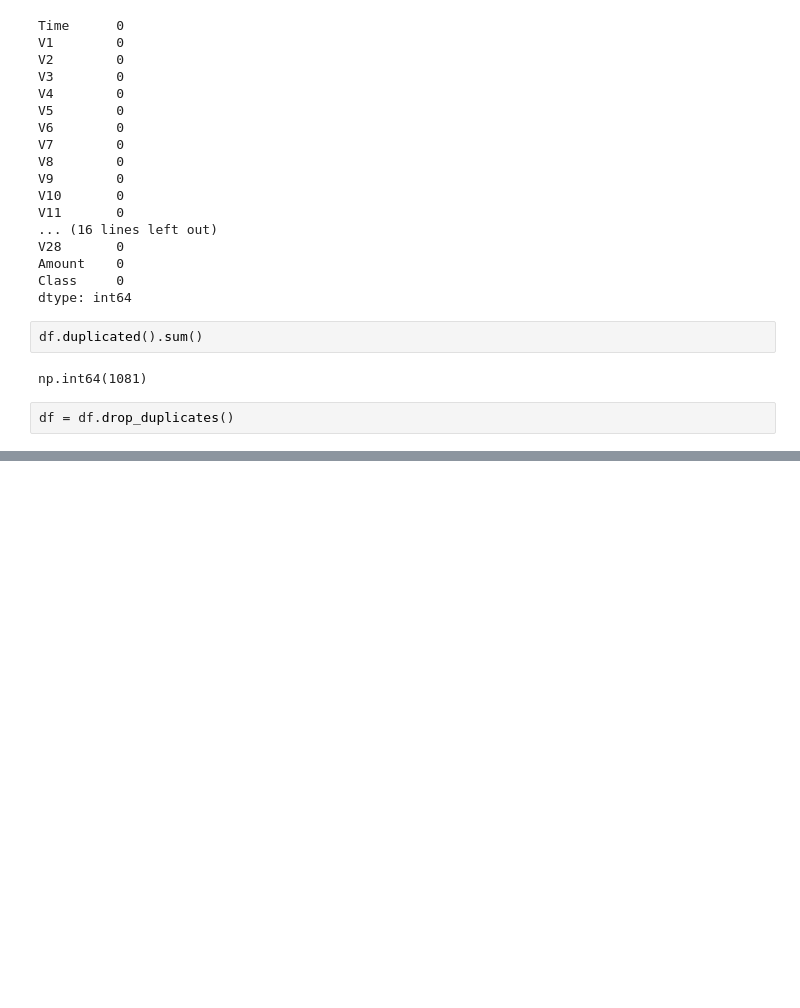
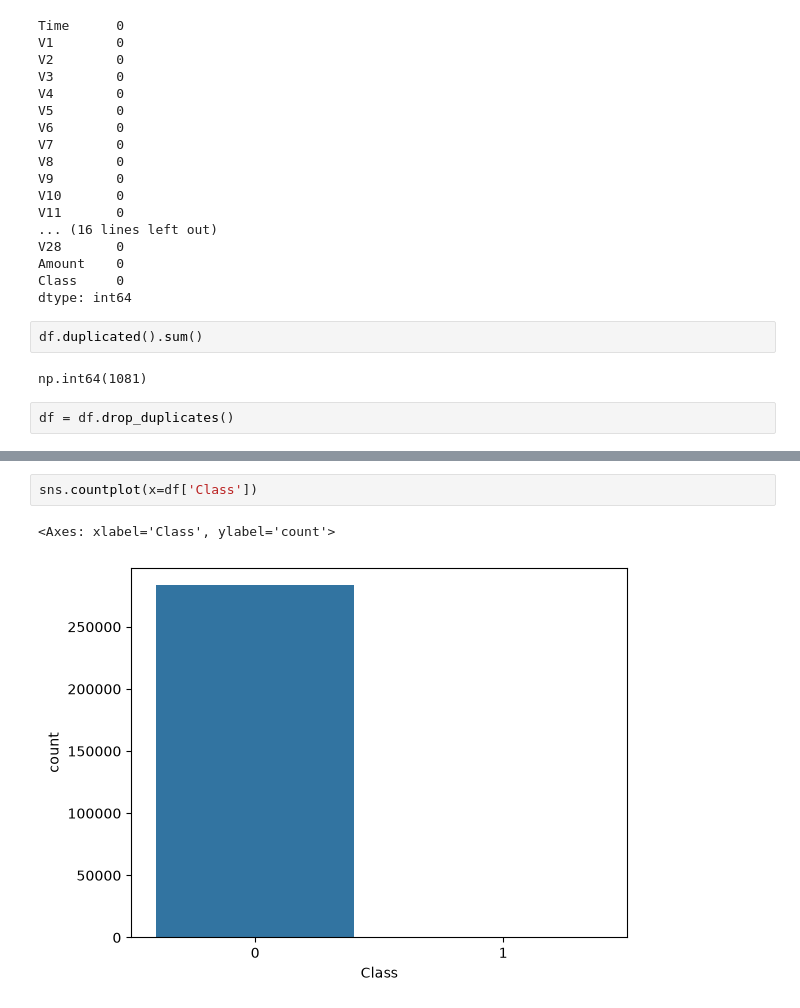
Before and after one commit to rahul-gitt/MY-PROJECTS, a Jupyter notebook: FraudGuard AI — Credit Card Fraud Detection/mian.ipynb, the cells around one changed output, grey strips where cells are left out. Drawn from its saved outputs; the diff is of its cells as text; blank space fills up the shorter version.

```diff
--- a/FraudGuard AI — Credit Card Fraud Detection/mian.ipynb
+++ b/FraudGuard AI — Credit Card Fraud Detection/mian.ipynb
@@ -80,0 +92,5 @@ df = df.drop_duplicates()
+# %%
+sns.countplot(x=df['Class'])
+# %% [output]
+<Axes: xlabel='Class', ylabel='count'>
+[figure, added]
```
Also changed, not shown: parts of 5 cells of this notebook.
